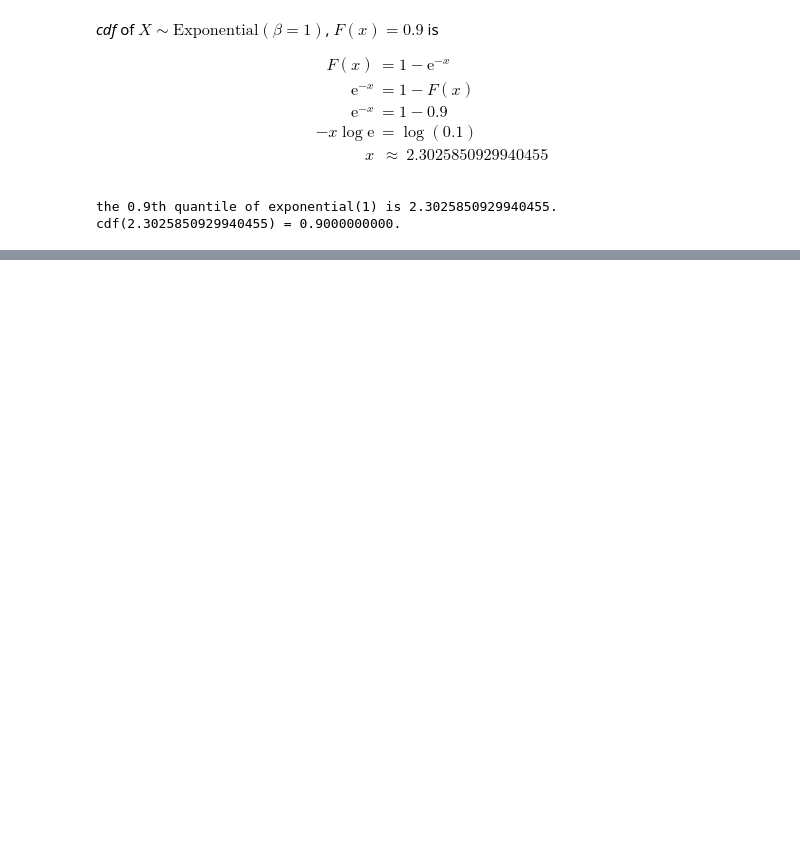
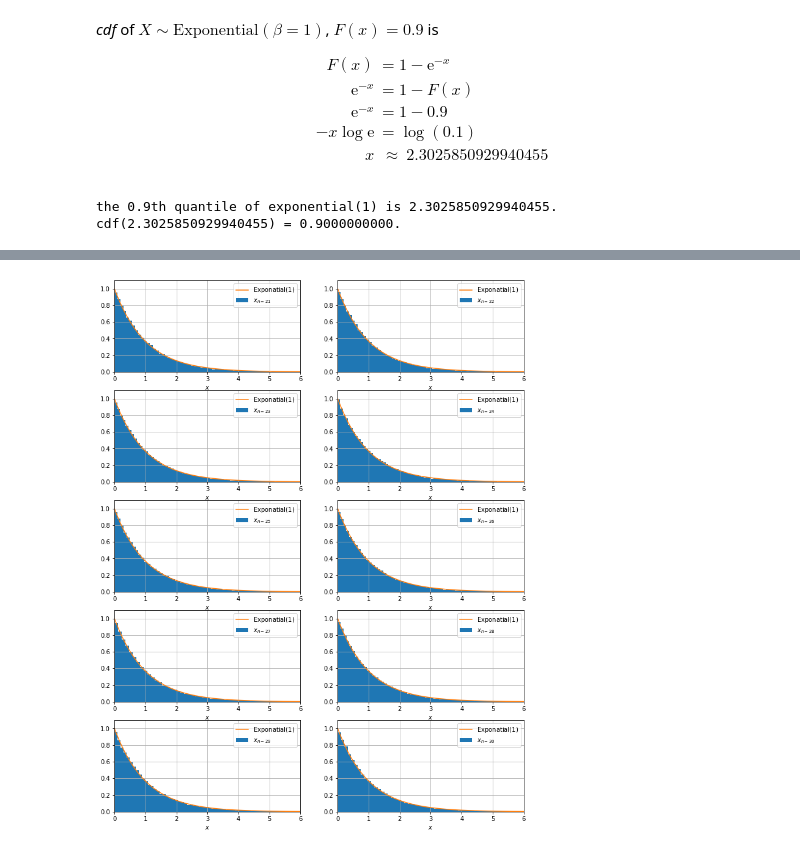
Before and after one commit to indiaki1o/ISI2, a Jupyter notebook: EX3/EX03.ipynb, the cells around one changed output, grey strips where cells are left out. Saved outputs shown, nothing was run; the diff lists cells and outputs as text; code cells hidden in the pictures; blank space fills up the shorter version.

```diff
--- a/EX3/EX03.ipynb
+++ b/EX3/EX03.ipynb
@@ -476,0 +534,6 @@ cdf(2.3025850929940455) = 0.9000000000.
+# %%
+fig_ = plt.figure(figsize=(12,16))
+for n in range(20,30):
+    plot_expon(20,n)
+# %% [output]
+[figure, added]
```
Also changed, not shown: parts of 10 cells of this notebook.
